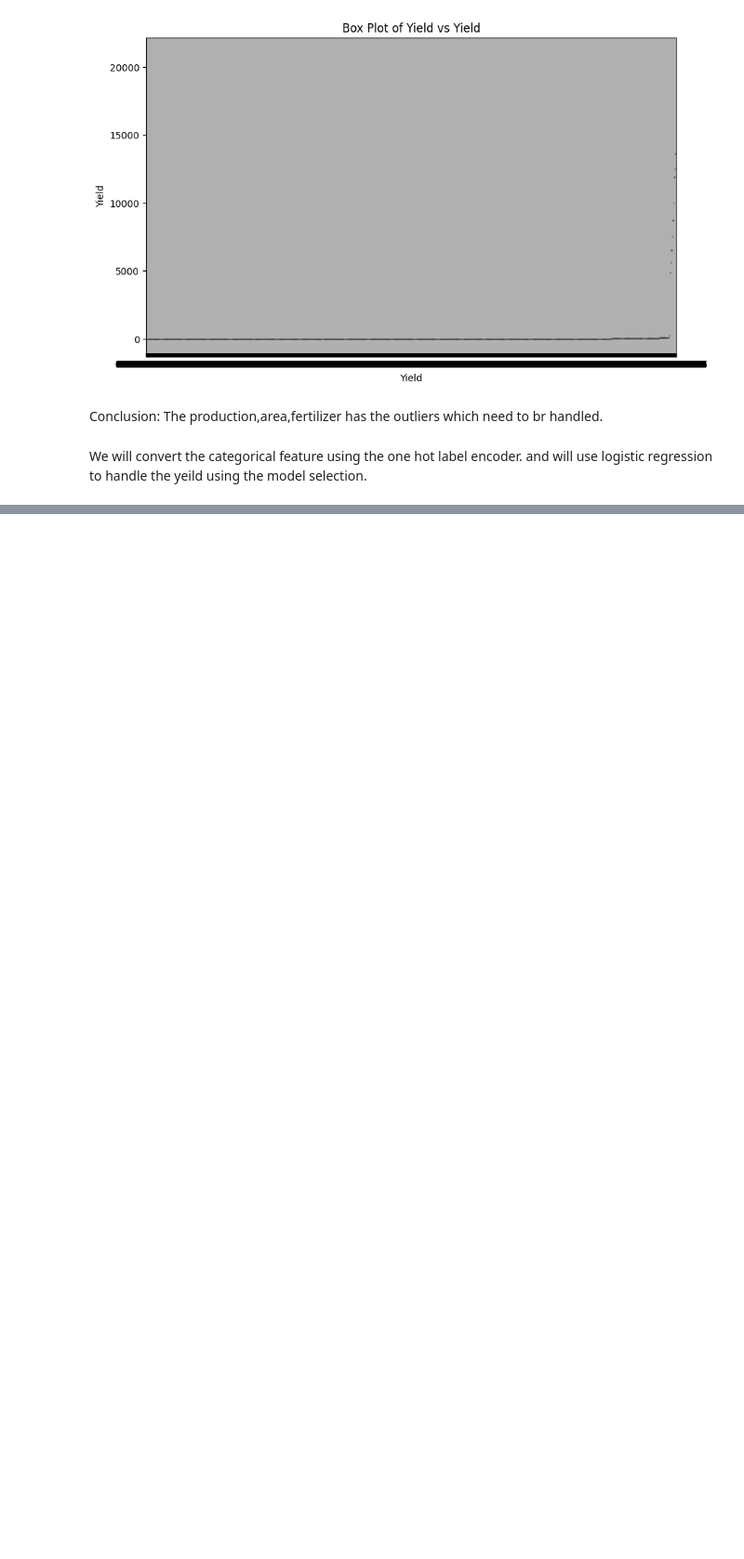
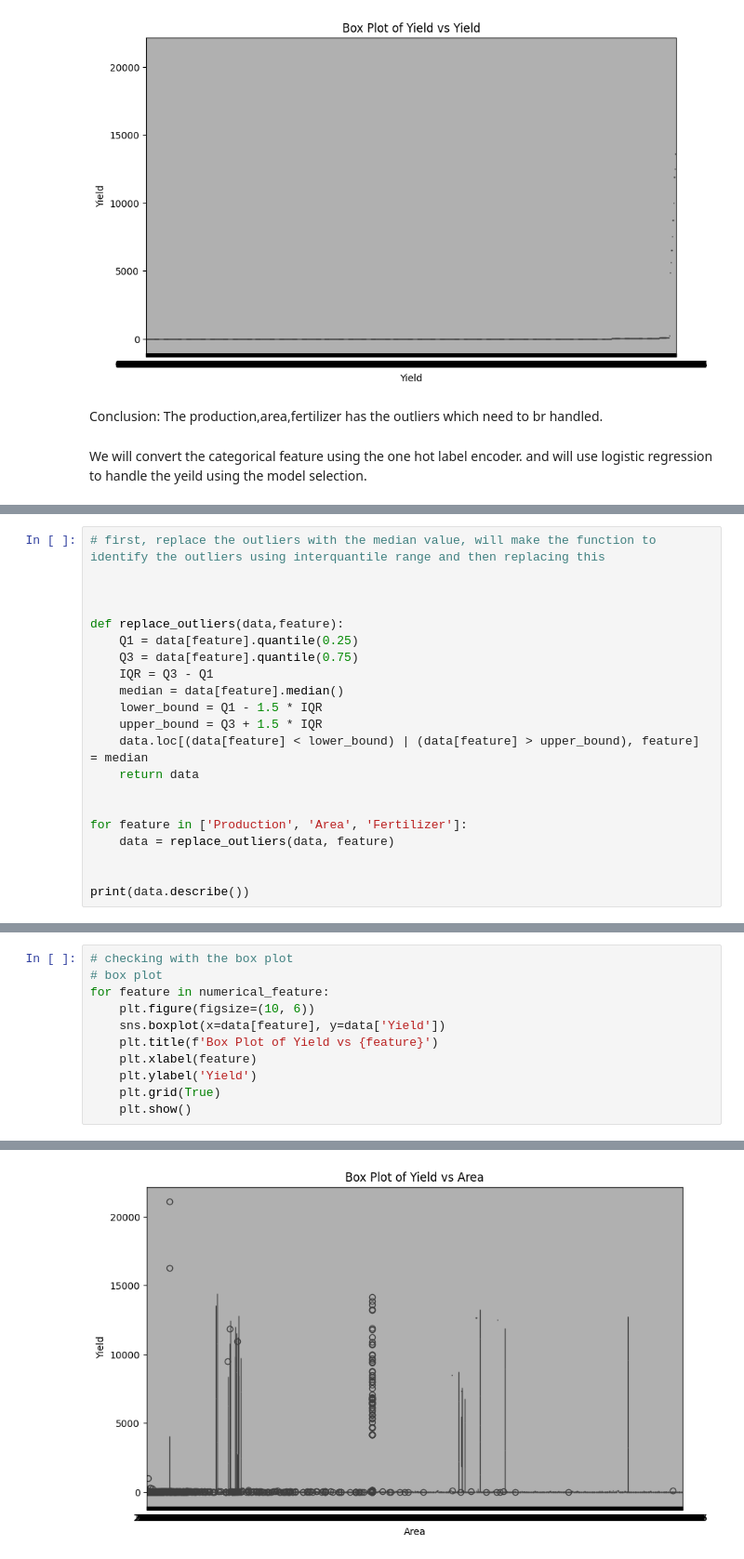
Before and after one commit to smritidoneria/crop_yield_analysis, a Jupyter notebook: crop_yield.ipynb, the cells around one changed output, grey strips where cells are left out. Shown at 93% size. Saved outputs shown, nothing was run; the diff lists cells and outputs as text; blank space fills up the shorter version.

```diff
--- a/crop_yield.ipynb
+++ b/crop_yield.ipynb
@@ -104,0 +107,21 @@ We will convert the categorical feature using the one hot label encoder. and wil
+# %%
+# first, replace the outliers with the median value, will make the function to identify the outliers using interquantile range and then replacing this
+
+
+
+def replace_outliers(data,feature):
+    Q1 = data[feature].quantile(0.25)
+    Q3 = data[feature].quantile(0.75)
+    IQR = Q3 - Q1
+    median = data[feature].median()
+    lower_bound = Q1 - 1.5 * IQR
+    upper_bound = Q3 + 1.5 * IQR
+    data.loc[(data[feature] < lower_bound) | (data[feature] > upper_bound), feature] = median
+    return data
+
+
+for feature in ['Production', 'Area', 'Fertilizer']:
+    data = replace_outliers(data, feature)
+
+
+print(data.describe())
@@ -104,0 +148,12 @@ We will convert the categorical feature using the one hot label encoder. and wil
+# %%
+# checking with the box plot
+# box plot
+for feature in numerical_feature:
+    plt.figure(figsize=(10, 6))
+    sns.boxplot(x=data[feature], y=data['Yield'])
+    plt.title(f'Box Plot of Yield vs {feature}')
+    plt.xlabel(feature)
+    plt.ylabel('Yield')
+    plt.grid(True)
+    plt.show()
+# %% [output]
@@ -104,0 +161 @@ We will convert the categorical feature using the one hot label encoder. and wil
+[figure, added]
```
Also changed, not shown: parts of 3 cells of this notebook.
